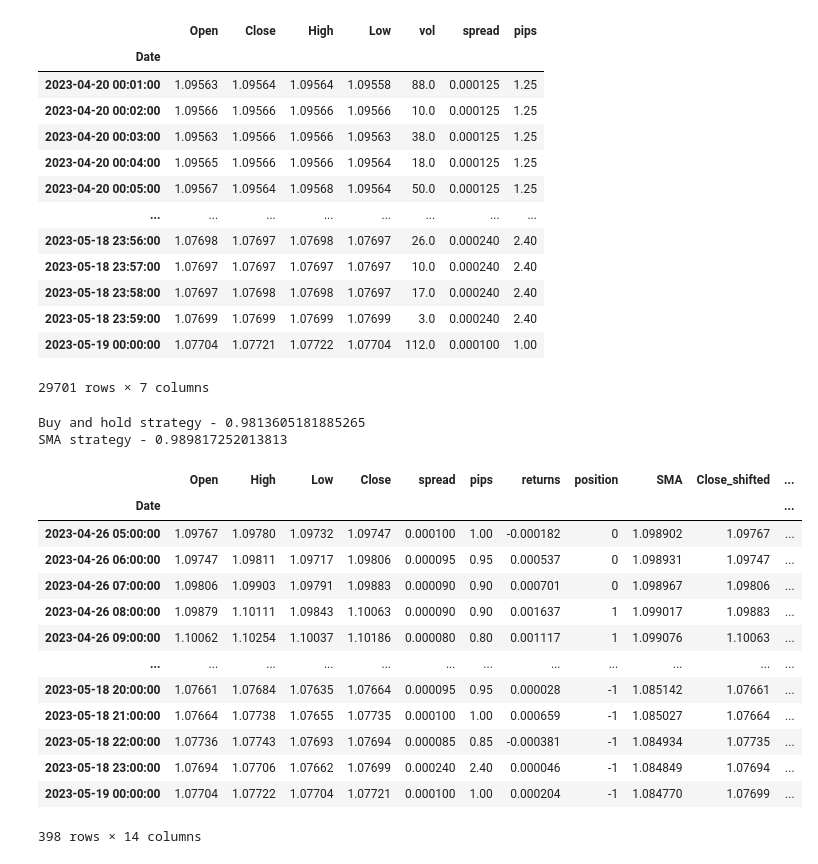
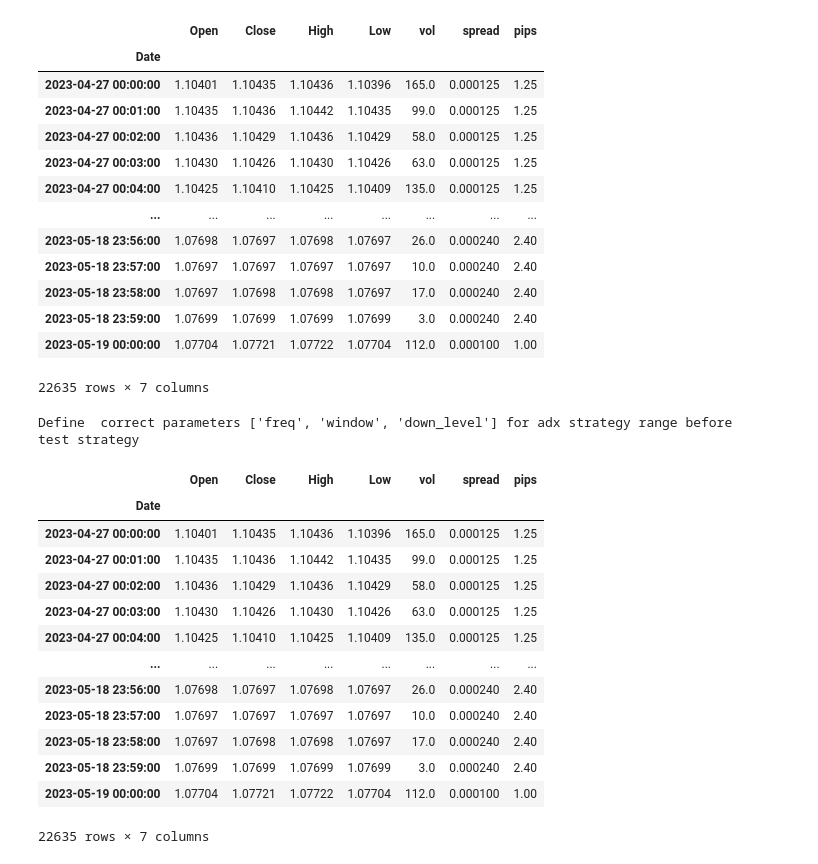
Before and after one commit to ddalgotrader/first_trading_strategy, a Jupyter notebook: TestSMAStrategy.ipynb, the cells around one changed output. Saved outputs shown, nothing was run; the diff lists cells and outputs as text; code cells hidden in the pictures.

```diff
--- a/TestSMAStrategy.ipynb
+++ b/TestSMAStrategy.ipynb
@@ -4,5 +4,6 @@ from DataCollectorXtb import DataCollectorXtb as dcxtb
 from Strategies import *
 from StrategyTesterXTB import StrategyTesterXTB as tester
 # %%
-data_collector=dcxtb(symbol='EURUSD', period='1min', start='2023-04-20', end='2023-05-19', spread_col=True)
+data_collector=dcxtb(symbol='EURUSD', period='1min',
+                     start='2023-04-20', end='2023-05-19', spread_col=True)
 # %% [output]
@@ -12,42 +13,41 @@ data_collector.data
 # %% [output]
 |  | Open | Close | High | Low | vol | spread | pips |
 | Date |  |  |  |  |  |  |  |
-| 2023-04-20 00:01:00 | 1.09563 | 1.09564 | 1.09564 | 1.09558 | 88.0 | 0.000125 | 1.25 |
-| 2023-04-20 00:02:00 | 1.09566 | 1.09566 | 1.09566 | 1.09566 | 10.0 | 0.000125 | 1.25 |
-| 2023-04-20 00:03:00 | 1.09563 | 1.09566 | 1.09566 | 1.09563 | 38.0 | 0.000125 | 1.25 |
-| 2023-04-20 00:04:00 | 1.09565 | 1.09566 | 1.09566 | 1.09564 | 18.0 | 0.000125 | 1.25 |
-| 2023-04-20 00:05:00 | 1.09567 | 1.09564 | 1.09568 | 1.09564 | 50.0 | 0.000125 | 1.25 |
+| 2023-04-27 00:00:00 | 1.10401 | 1.10435 | 1.10436 | 1.10396 | 165.0 | 0.000125 | 1.25 |
+| 2023-04-27 00:01:00 | 1.10435 | 1.10436 | 1.10442 | 1.10435 | 99.0 | 0.000125 | 1.25 |
+| 2023-04-27 00:02:00 | 1.10436 | 1.10429 | 1.10436 | 1.10429 | 58.0 | 0.000125 | 1.25 |
+| 2023-04-27 00:03:00 | 1.10430 | 1.10426 | 1.10430 | 1.10426 | 63.0 | 0.000125 | 1.25 |
+| 2023-04-27 00:04:00 | 1.10425 | 1.10410 | 1.10425 | 1.10409 | 135.0 | 0.000125 | 1.25 |
 | ... | ... | ... | ... | ... | ... | ... | ... |
 | 2023-05-18 23:56:00 | 1.07698 | 1.07697 | 1.07698 | 1.07697 | 26.0 | 0.000240 | 2.40 |
 | 2023-05-18 23:57:00 | 1.07697 | 1.07697 | 1.07697 | 1.07697 | 10.0 | 0.000240 | 2.40 |
 | 2023-05-18 23:58:00 | 1.07697 | 1.07698 | 1.07698 | 1.07697 | 17.0 | 0.000240 | 2.40 |
 | 2023-05-18 23:59:00 | 1.07699 | 1.07699 | 1.07699 | 1.07699 | 3.0 | 0.000240 | 2.40 |
 | 2023-05-19 00:00:00 | 1.07704 | 1.07721 | 1.07722 | 1.07704 | 112.0 | 0.000100 | 1.00 |
-29701 rows × 7 columns
+22635 rows × 7 columns
 # %%
-tester_xtb=tester(data=data_collector.data, symbol='EURUSD', strategy_func=sma)
+tester_xtb=tester(data=data_collector.data, symbol='EURUSD', strategy_func=adx)
 # %%
 tester_xtb.test_strategy(freq=60, window=100)
 # %% [output]
-Buy and hold strategy - 0.9813605181885265
-SMA strategy - 0.989817252013813
+Define  correct parameters ['freq', 'window', 'down_level'] for adx strategy range before test strategy
 # %%
-tester_xtb.results
+tester_xtb.data
 # %% [output]
-|  | Open | High | Low | Close | spread | pips | returns | position | SMA | Close_shifted | ... |
-| Date |  |  |  |  |  |  |  |  |  |  | ... |
-| 2023-04-26 05:00:00 | 1.09767 | 1.09780 | 1.09732 | 1.09747 | 0.000100 | 1.00 | -0.000182 | 0 | 1.098902 | 1.09767 | ... |
-| 2023-04-26 06:00:00 | 1.09747 | 1.09811 | 1.09717 | 1.09806 | 0.000095 | 0.95 | 0.000537 | 0 | 1.098931 | 1.09747 | ... |
-| 2023-04-26 07:00:00 | 1.09806 | 1.09903 | 1.09791 | 1.09883 | 0.000090 | 0.90 | 0.000701 | 0 | 1.098967 | 1.09806 | ... |
-| 2023-04-26 08:00:00 | 1.09879 | 1.10111 | 1.09843 | 1.10063 | 0.000090 | 0.90 | 0.001637 | 1 | 1.099017 | 1.09883 | ... |
-| 2023-04-26 09:00:00 | 1.10062 | 1.10254 | 1.10037 | 1.10186 | 0.000080 | 0.80 | 0.001117 | 1 | 1.099076 | 1.10063 | ... |
-| ... | ... | ... | ... | ... | ... | ... | ... | ... | ... | ... | ... |
-| 2023-05-18 20:00:00 | 1.07661 | 1.07684 | 1.07635 | 1.07664 | 0.000095 | 0.95 | 0.000028 | -1 | 1.085142 | 1.07661 | ... |
-| 2023-05-18 21:00:00 | 1.07664 | 1.07738 | 1.07655 | 1.07735 | 0.000100 | 1.00 | 0.000659 | -1 | 1.085027 | 1.07664 | ... |
-| 2023-05-18 22:00:00 | 1.07736 | 1.07743 | 1.07693 | 1.07694 | 0.000085 | 0.85 | -0.000381 | -1 | 1.084934 | 1.07735 | ... |
-| 2023-05-18 23:00:00 | 1.07694 | 1.07706 | 1.07662 | 1.07699 | 0.000240 | 2.40 | 0.000046 | -1 | 1.084849 | 1.07694 | ... |
-| 2023-05-19 00:00:00 | 1.07704 | 1.07722 | 1.07704 | 1.07721 | 0.000100 | 1.00 | 0.000204 | -1 | 1.084770 | 1.07699 | ... |
+|  | Open | Close | High | Low | vol | spread | pips |
+| Date |  |  |  |  |  |  |  |
+| 2023-04-27 00:00:00 | 1.10401 | 1.10435 | 1.10436 | 1.10396 | 165.0 | 0.000125 | 1.25 |
+| 2023-04-27 00:01:00 | 1.10435 | 1.10436 | 1.10442 | 1.10435 | 99.0 | 0.000125 | 1.25 |
+| 2023-04-27 00:02:00 | 1.10436 | 1.10429 | 1.10436 | 1.10429 | 58.0 | 0.000125 | 1.25 |
+| 2023-04-27 00:03:00 | 1.10430 | 1.10426 | 1.10430 | 1.10426 | 63.0 | 0.000125 | 1.25 |
+| 2023-04-27 00:04:00 | 1.10425 | 1.10410 | 1.10425 | 1.10409 | 135.0 | 0.000125 | 1.25 |
+| ... | ... | ... | ... | ... | ... | ... | ... |
+| 2023-05-18 23:56:00 | 1.07698 | 1.07697 | 1.07698 | 1.07697 | 26.0 | 0.000240 | 2.40 |
+| 2023-05-18 23:57:00 | 1.07697 | 1.07697 | 1.07697 | 1.07697 | 10.0 | 0.000240 | 2.40 |
+| 2023-05-18 23:58:00 | 1.07697 | 1.07698 | 1.07698 | 1.07697 | 17.0 | 0.000240 | 2.40 |
+| 2023-05-18 23:59:00 | 1.07699 | 1.07699 | 1.07699 | 1.07699 | 3.0 | 0.000240 | 2.40 |
+| 2023-05-19 00:00:00 | 1.07704 | 1.07721 | 1.07722 | 1.07704 | 112.0 | 0.000100 | 1.00 |
-398 rows × 14 columns
+22635 rows × 7 columns
 # %%
 tester_xtb.plot_results()
 # %% [output]
```
Also changed, not shown: parts of 2 cells of this notebook, 2 other files.
